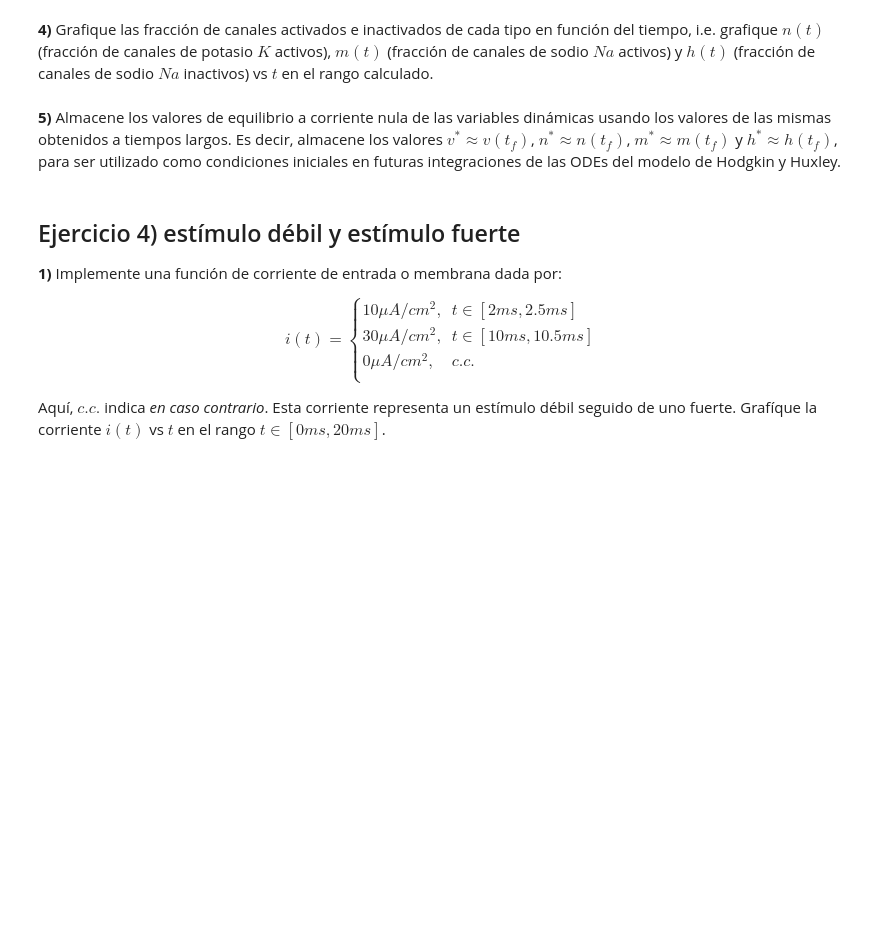
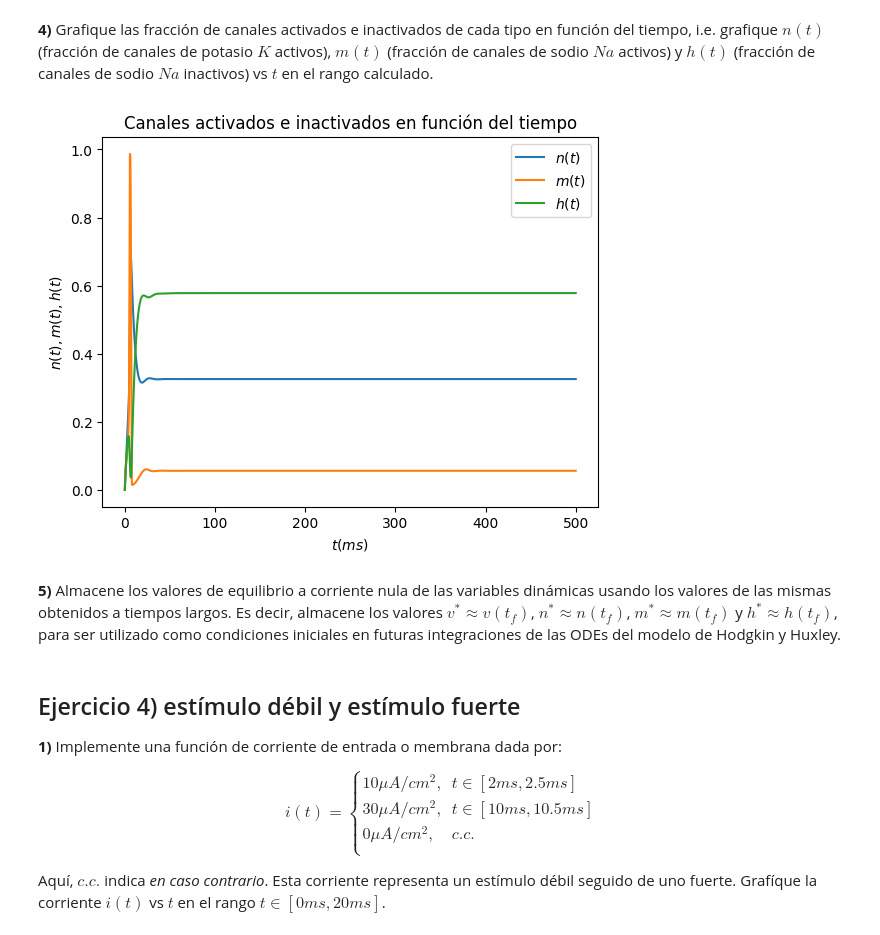
Before and after one commit to basbenja/RedesNeuronales-TrabajosPracticos, a Jupyter notebook: TP1/TrabajoPractico1.ipynb, the cells around one changed output. Drawn from its saved outputs; the diff is of its cells as text; code cells hidden in the pictures; blank space fills up the shorter version.

```diff
--- a/TP1/TrabajoPractico1.ipynb
+++ b/TP1/TrabajoPractico1.ipynb
@@ -508,4 +563,19 @@ plt.show()
 # %% [markdown]
 **4)** Grafique las fracción de canales activados e inactivados de cada tipo en función del tiempo, i.e. grafique $n(t)$ (fracción de canales de potasio $K$ activos), $m(t)$ (fracción de canales de sodio $Na$ activos) y $h(t)$ (fracción de canales de sodio $Na$ inactivos) vs $t$ en el rango calculado.
+# %%
+ns = w[1, :]
+ms = w[2, :]
+hs = w[3, :]
+
+plt.xlabel('$t\ (ms)$')
+plt.ylabel('$n(t), m(t), h(t)$')
+plt.plot(t, ns, label='$n(t)$')
+plt.plot(t, ms, label='$m(t)$')
+plt.plot(t, hs, label='$h(t)$')
+plt.title("Canales activados e inactivados en función del tiempo")
+plt.legend()
+plt.show()
+# %% [output]
+[figure, added]
 # %% [markdown]
 **5)** Almacene los valores de equilibrio a corriente nula de las variables dinámicas usando los valores de las mismas obtenidos a tiempos largos. Es decir, almacene los valores $v^* \approx v(t_f)$, $n^* \approx n(t_f)$, $m^* \approx m(t_f)$ y $h^* \approx h(t_f)$, para ser utilizado como condiciones iniciales en futuras integraciones de las ODEs del modelo de Hodgkin y Huxley.
```
Also changed, not shown: parts of 20 cells of this notebook.
